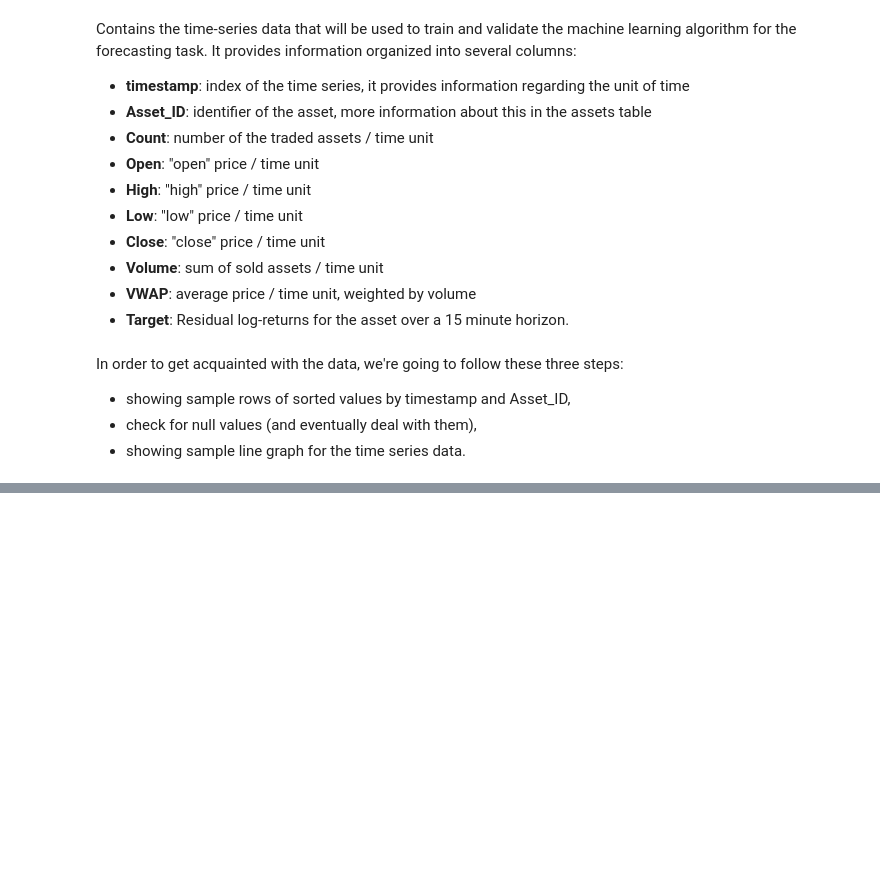
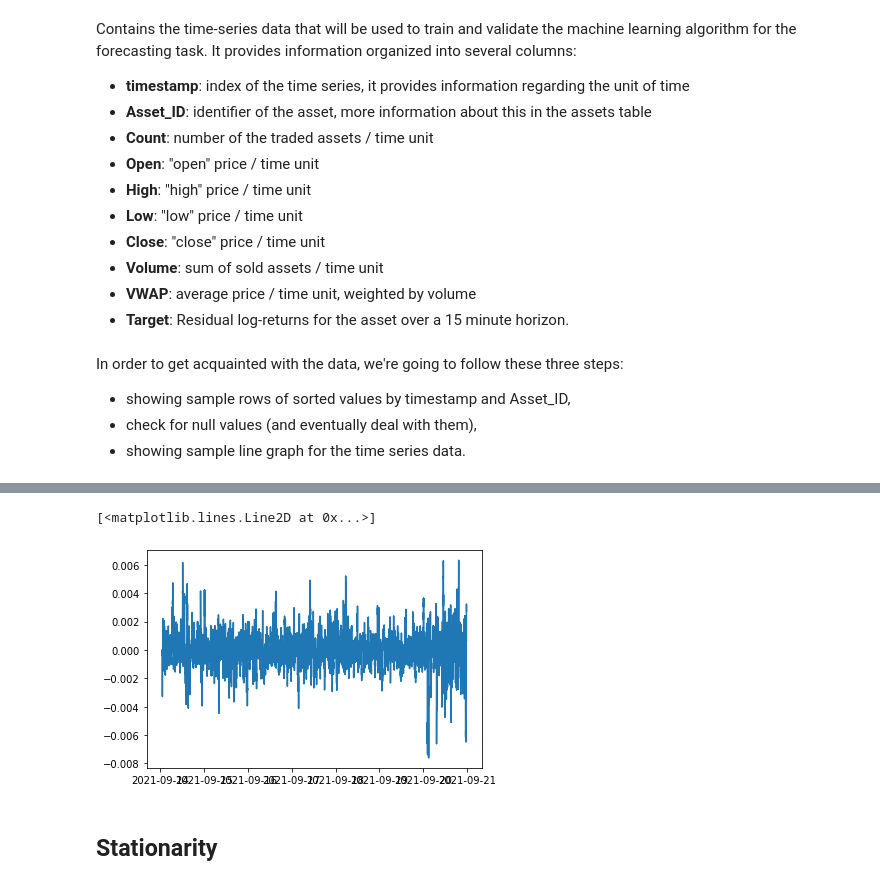
Before and after one commit to tfranza/crypto-forecasting, a Jupyter notebook: eda.ipynb, the cells around one changed output, grey strips where cells are left out. Cells and saved outputs as stored; diff of their text form; code cells hidden in the pictures; blank space fills up the shorter version.

Commit message:
begin adfuller test for stationarity analysis on time series

```diff
--- a/eda.ipynb
+++ b/eda.ipynb
@@ -106,15 +106,38 @@ train.describe()
+# %%
+binance = train[train['Asset_ID']==0]
+bc      = train[train['Asset_ID']==1]
+bc_cash = train[train['Asset_ID']==2]
+cardano = train[train['Asset_ID']==3]
+doge    = train[train['Asset_ID']==4]
+eos     = train[train['Asset_ID']==5]
+eth     = train[train['Asset_ID']==6]
+eth_cl  = train[train['Asset_ID']==7]
+iota    = train[train['Asset_ID']==8]
+lite    = train[train['Asset_ID']==9]
+maker   = train[train['Asset_ID']==10]
+monero  = train[train['Asset_ID']==11]
+stellar = train[train['Asset_ID']==12]
+tron    = train[train['Asset_ID']==13]
 # %%
 import plotly.graph_objects as go
 
-binance = train[train['Asset_ID']==1]
-binance_smpl = binance.iloc[-10000:,:]
+bc_smpl = bc.iloc[-10000:,:]
 
 fig = go.Figure(data=go.Ohlc(
-                    x = binance_smpl['timestamp'],
-                    open = binance_smpl['Open'],
-                    high = binance_smpl['High'],
-                    low = binance_smpl['Low'],
-                    close = binance_smpl['Close']))
+                    x = bc_smpl['timestamp'],
+                    open = bc_smpl['Open'],
+                    high = bc_smpl['High'],
+                    low = bc_smpl['Low'],
+                    close = bc_smpl['Close']))
 fig.show()
 # %% [output]
 [interactive output not drawn]
+# %%
+import matplotlib.pyplot as plt
+
+plt.plot(bc_smpl['timestamp'], bc_smpl['Target'])
+# %% [output]
+[<matplotlib.lines.Line2D at 0x...>]
+[figure, added]
+# %% [markdown]
+## Stationarity
```
Also changed, not shown: parts of 9 cells of this notebook.
